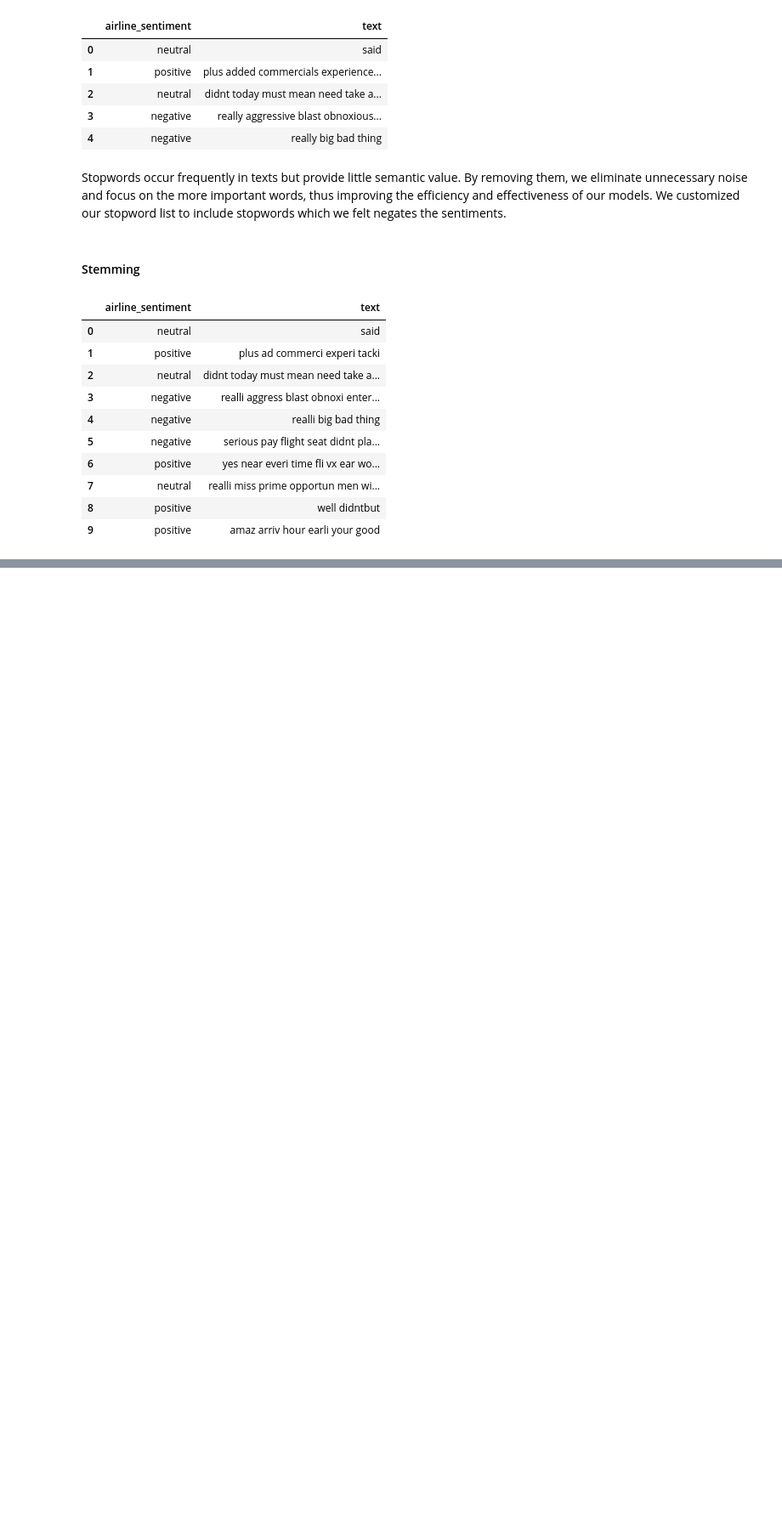
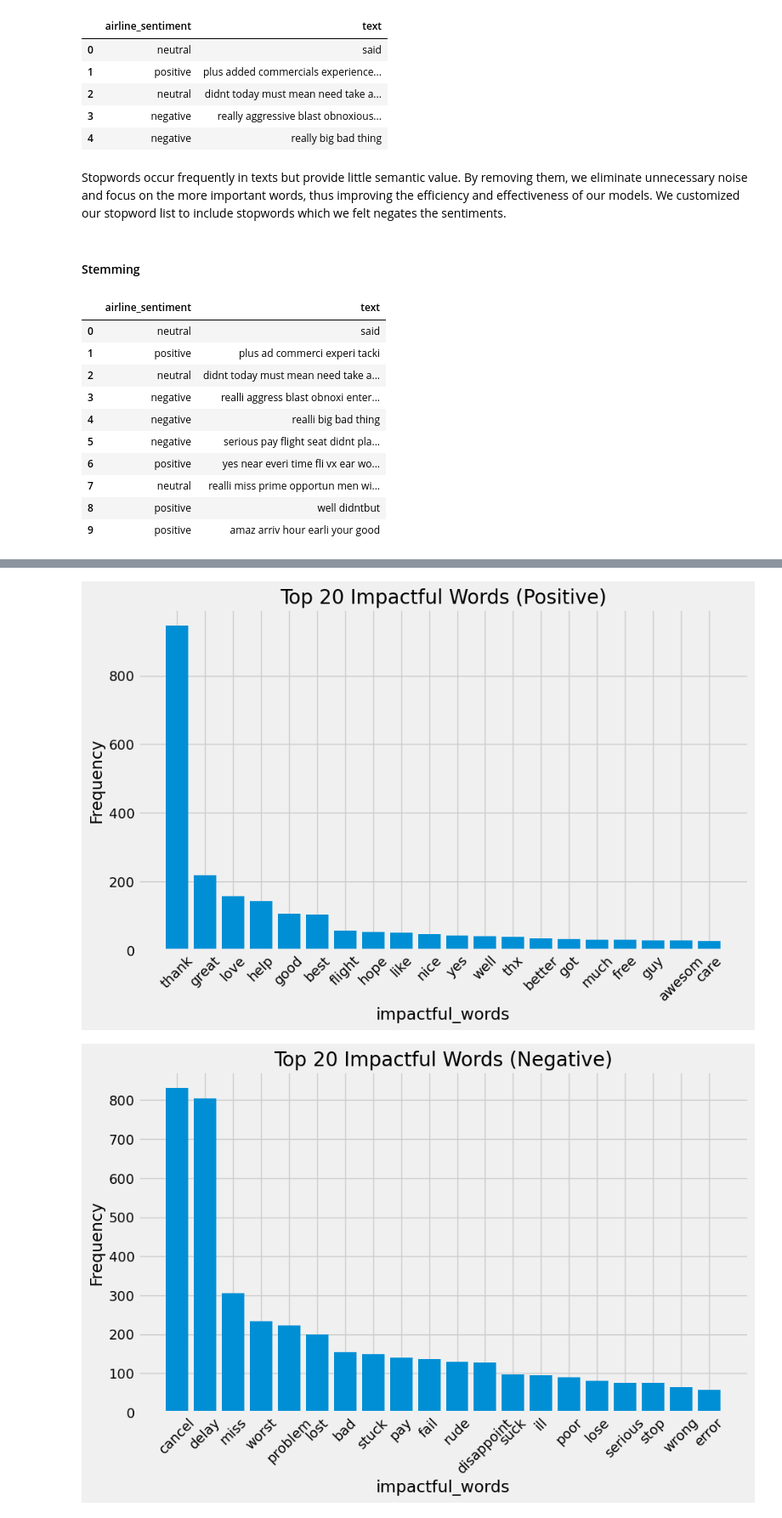
Before and after one commit to JEr1yAnalst/Group2-Capstone-project, a Jupyter notebook: notebook.ipynb, the cells around one changed output, grey strips where cells are left out. Shown: that part at 85% size. Saved outputs shown, nothing was run; the diff lists cells and outputs as text; code cells hidden in the pictures; blank space fills up the shorter version.

```diff
--- a/notebook.ipynb
+++ b/notebook.ipynb
@@ -411,0 +422,18 @@ tweet_df.head(10)
+# %%
+def impactful_words_negative(review, num_words=2):
+    """Function that gets the most impactful words in negative reviews"""
+    tokens = nltk.word_tokenize(review)
+    sia = SentimentIntensityAnalyzer()
+    scores = {token: sia.polarity_scores(token)["compound"] for token in tokens}
+    impactful_words = [(word, score) for word, score in scores.items() if score < 0]
+    sorted_words =  sorted(impactful_words, key=lambda x: np.abs(x[1]), reverse=True)
+    impactful_words = [word for word, score in sorted_words][:num_words]
+    return list(impactful_words)
+# %%
+# Subsetting the sentiments into positive, negative and neutral.
+neg_df = tweet_df[tweet_df['airline_sentiment']=='negative']
+pos_df = tweet_df[tweet_df['airline_sentiment']=='positive']
+neu_df = tweet_df[tweet_df['airline_sentiment']=='neutral']
+# %%
+pos_df['impactful_words'] = pos_df['text'].apply(impactful_words_positive)
+neg_df['impactful_words'] = neg_df['text'].apply(impactful_words_negative)
@@ -411,0 +458,50 @@ tweet_df.head(10)
+# %%
+def plot_top_words(df, category, num_words=20, column='impactful_words'):
+    # Flatten the list of impactful words
+    words_flat = np.concatenate(df[column].values)
+
+    # Calculate the word frequencies
+    word_counts = np.unique(words_flat, return_counts=True)
+
+    # Sort the words and counts in descending order
+    sorted_indices = np.argsort(word_counts[1])[::-1]
+    sorted_words = word_counts[0][sorted_indices]
+    sorted_counts = word_counts[1][sorted_indices]
+
+    # Select the top N words
+    top_words = sorted_words[:num_words]
+    top_counts = sorted_counts[:num_words]
+
+    # Create the bar plot
+    plt.figure(figsize=(10, 6))
+    plt.bar(top_words, top_counts)
+
+    # Set labels and title
+    plt.xlabel(column)
+    plt.ylabel('Frequency')
+    plt.title(f'Top {num_words} Impactful Words ({category})')
+
+    # Rotate x-axis labels if needed
+    plt.xticks(rotation=45)
+
+    # # Generate word cloud
+    # wordcloud = WordCloud(width=800, height=400, background_color='white').generate_from_frequencies(dict(zip(top_words, top_counts)))
+
+    # # Plot the word cloud
+    # plt.figure(figsize=(10, 6))
+    # plt.imshow(wordcloud, interpolation='bilinear')
+    # plt.axis('off')
+    # plt.title(f'Top {num_words} Impactful Words Word Cloud ({category})')
+
+    # # Display the plots
+    # plt.tight_layout()
+    # plt.show()
+
+# Plot top impactful words and word cloud for positive reviews
+plot_top_words(pos_df, 'Positive')
+
+# Plot top impactful words and word cloud for negative reviews
+plot_top_words(neg_df, 'Negative')
+# %% [output]
+[figure, added]
+[figure, added]
```
Also changed, not shown: parts of 5 cells of this notebook.
